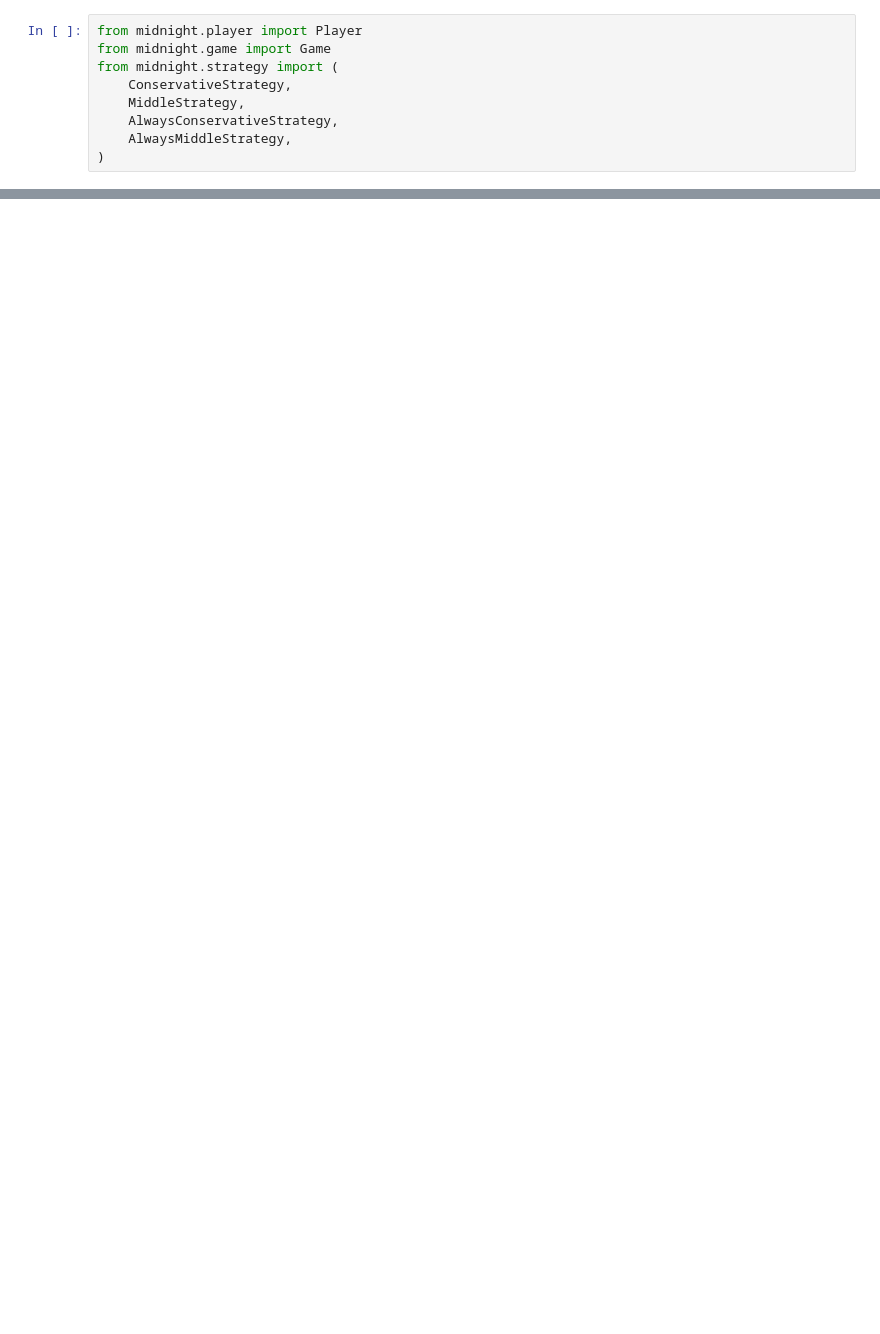
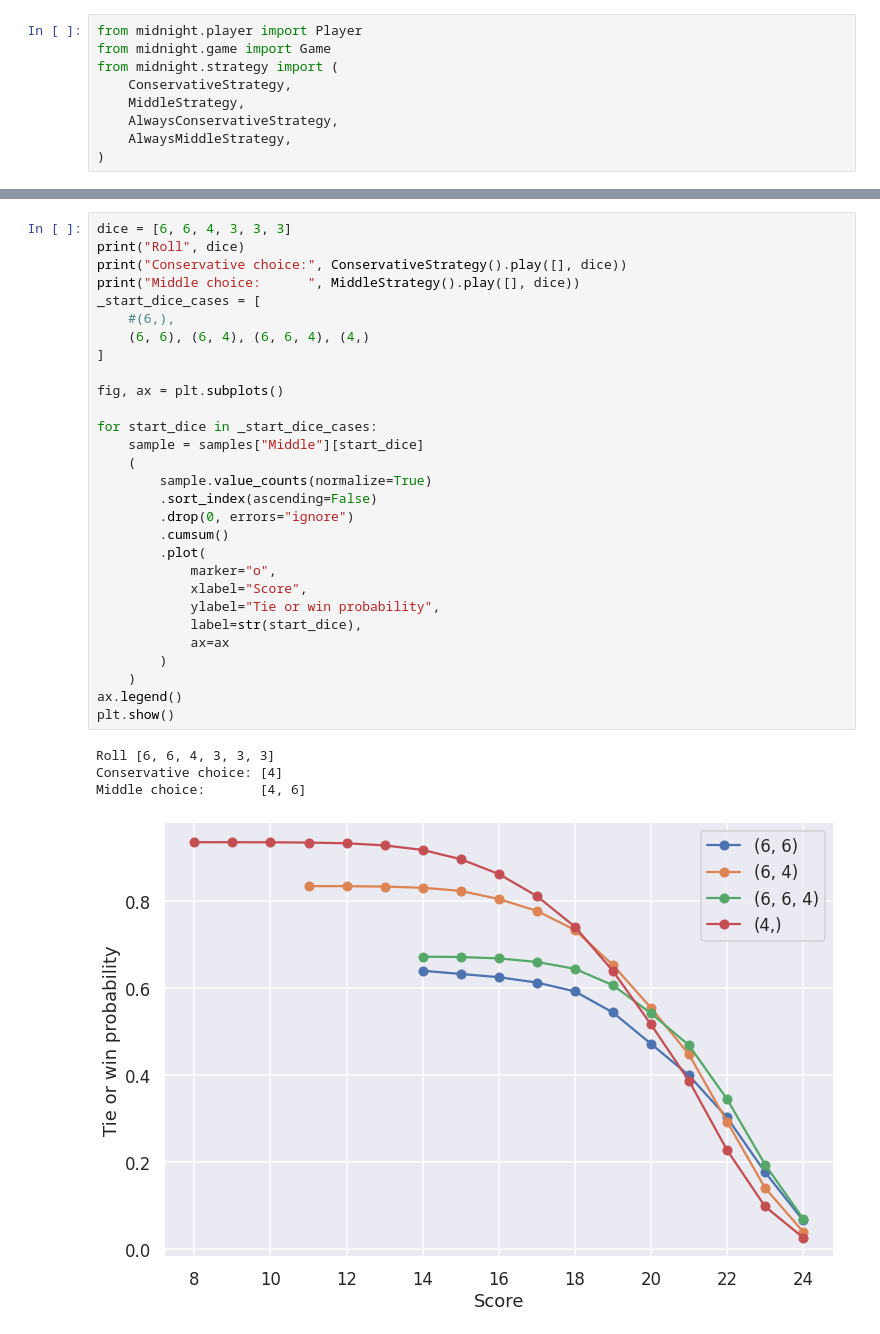
Before and after one commit to nahuelalmeira/midnight, a Jupyter notebook: notebooks/notebook.ipynb, the cells around one changed output, grey strips where cells are left out. Cells and saved outputs as stored; diff of their text form; blank space fills up the shorter version.

```diff
--- a/notebooks/notebook.ipynb
+++ b/notebooks/notebook.ipynb
@@ -155,0 +341,34 @@ Name: WINNER, dtype: float64
+# %%
+dice = [6, 6, 4, 3, 3, 3]
+print("Roll", dice)
+print("Conservative choice:", ConservativeStrategy().play([], dice))
+print("Middle choice:      ", MiddleStrategy().play([], dice))
+_start_dice_cases = [
+    #(6,),
+    (6, 6), (6, 4), (6, 6, 4), (4,)
+]
+
+fig, ax = plt.subplots()
+
+for start_dice in _start_dice_cases:
+    sample = samples["Middle"][start_dice]
+    (
+        sample.value_counts(normalize=True)
+        .sort_index(ascending=False)
+        .drop(0, errors="ignore")
+        .cumsum()
+        .plot(
+            marker="o",
+            xlabel="Score",
+            ylabel="Tie or win probability",
+            label=str(start_dice),
+            ax=ax
+        )
+    )
+ax.legend()
+plt.show()
+# %% [output]
+Roll [6, 6, 4, 3, 3, 3]
+Conservative choice: [4]
+Middle choice:       [4, 6]
+[figure, added]
```
Also changed, not shown: parts of 33 cells of this notebook, 1 other file.
